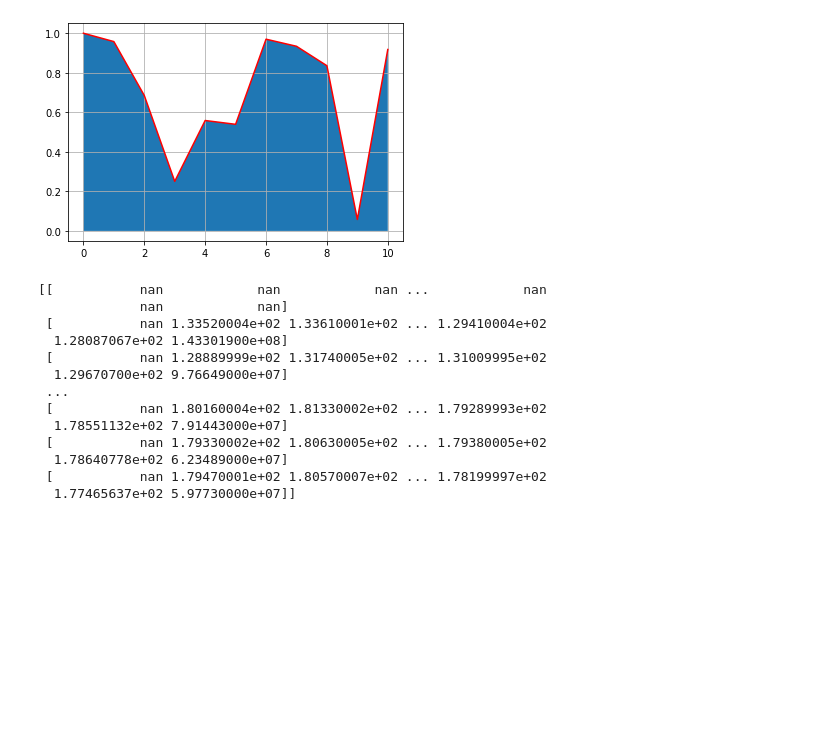
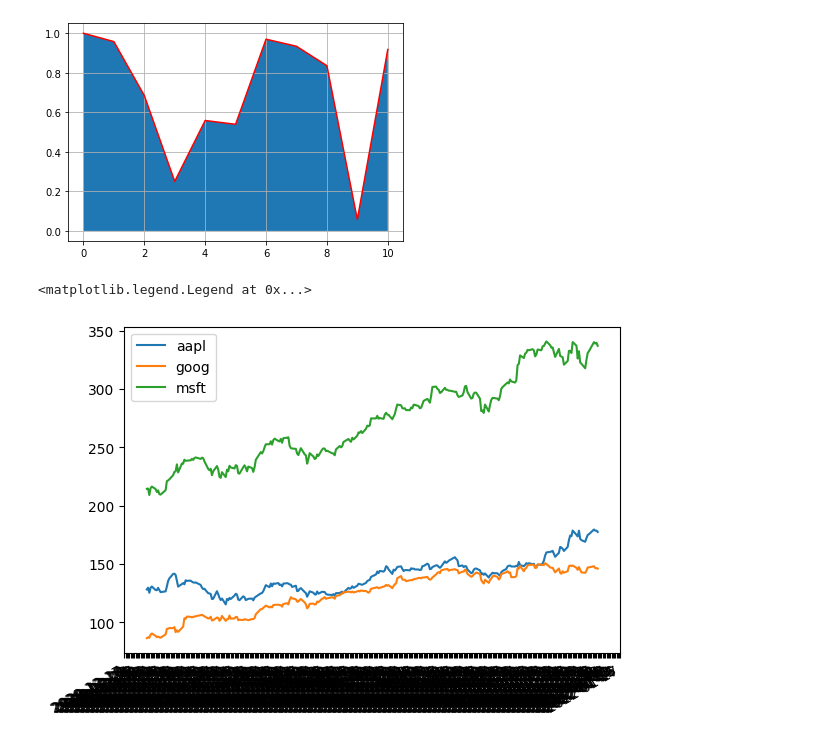
Before and after one commit to MrGuss/AI_study, a Jupyter notebook: 1.ipynb, the cells around one changed output. Cells and saved outputs as stored; diff of their text form; code cells hidden in the pictures; blank space fills up the shorter version.

```diff
--- a/1.ipynb
+++ b/1.ipynb
@@ -135,27 +135,44 @@ print(area)
 # %% [output]
 6.748183214657733
 [figure]
-# %%
-import numpy as np
-import matplotlib.pyplot as plt
-
-
-aapl = np.genfromtxt('AAPL.csv', delimiter=',')
-goog = np.genfromtxt('GOOG.csv', delimiter=',')
-msft = np.genfromtxt('MSFT.csv', delimiter=',')
-
-print(aapl)
-# %% [output]
-[[           nan            nan            nan ...            nan
-             nan            nan]
- [           nan 1.33520004e+02 1.33610001e+02 ... 1.29410004e+02
-  1.28087067e+02 1.43301900e+08]
- [           nan 1.28889999e+02 1.31740005e+02 ... 1.31009995e+02
-  1.29670700e+02 9.76649000e+07]
- ...
- [           nan 1.80160004e+02 1.81330002e+02 ... 1.79289993e+02
-  1.78551132e+02 7.91443000e+07]
- [           nan 1.79330002e+02 1.80630005e+02 ... 1.79380005e+02
-  1.78640778e+02 6.23489000e+07]
- [           nan 1.79470001e+02 1.80570007e+02 ... 1.78199997e+02
-  1.77465637e+02 5.97730000e+07]]
+# %%
+import numpy as np
+import matplotlib.pyplot as plt
+
+
+aapl = np.genfromtxt('AAPL.csv', delimiter=',')[1:].transpose()[5]
+aapl_dates = [dt.datetime.strptime(str(i[0]), '%Y-%m-%d').date() for i in np.genfromtxt('AAPL.csv',
+                           delimiter=',',
+                           dtype='datetime64[D],f4,f4,f4,f4,f4,i4',
+                           skip_header = 1
+                          )]
+goog = np.genfromtxt('GOOG.csv', delimiter=',')[1:].transpose()[5]
+goog_dates = [dt.datetime.strptime(str(i[0]), '%Y-%m-%d').date() for i in np.genfromtxt('GOOG.csv',
+                           delimiter=',',
+                           dtype='datetime64[D],f4,f4,f4,f4,f4,i4',
+                           skip_header = 1
+                          )]
+msft = np.genfromtxt('MSFT.csv', delimiter=',')[1:].transpose()[5]
+msft_dates = [dt.datetime.strptime(str(i[0]), '%Y-%m-%d').date() for i in np.genfromtxt('MSFT.csv',
+                           delimiter=',',
+                           dtype='datetime64[D],f4,f4,f4,f4,f4,i4',
+                           skip_header = 1
+                          )]
+
+plt.gca().xaxis.set_major_formatter(mdates.DateFormatter('%Y-%m-%d'))
+plt.gca().xaxis.set_major_locator(mdates.DayLocator())
+plt.plot(aapl_dates,aapl)
+plt.gcf().autofmt_xdate()
+plt.gca().xaxis.set_major_formatter(mdates.DateFormatter('%Y-%m-%d'))
+plt.gca().xaxis.set_major_locator(mdates.DayLocator())
+plt.plot(goog_dates,goog)
+plt.gcf().autofmt_xdate()
+plt.gca().xaxis.set_major_formatter(mdates.DateFormatter('%Y-%m-%d'))
+plt.gca().xaxis.set_major_locator(mdates.DayLocator())
+plt.plot(msft_dates,msft)
+plt.gcf().autofmt_xdate()
+plt.gca().legend(('aapl','goog', 'msft'))
+#print(aapl_dates)
+# %% [output]
+<matplotlib.legend.Legend at 0x...>
+[figure, added]
```
Also changed, not shown: parts of 2 cells of this notebook.
